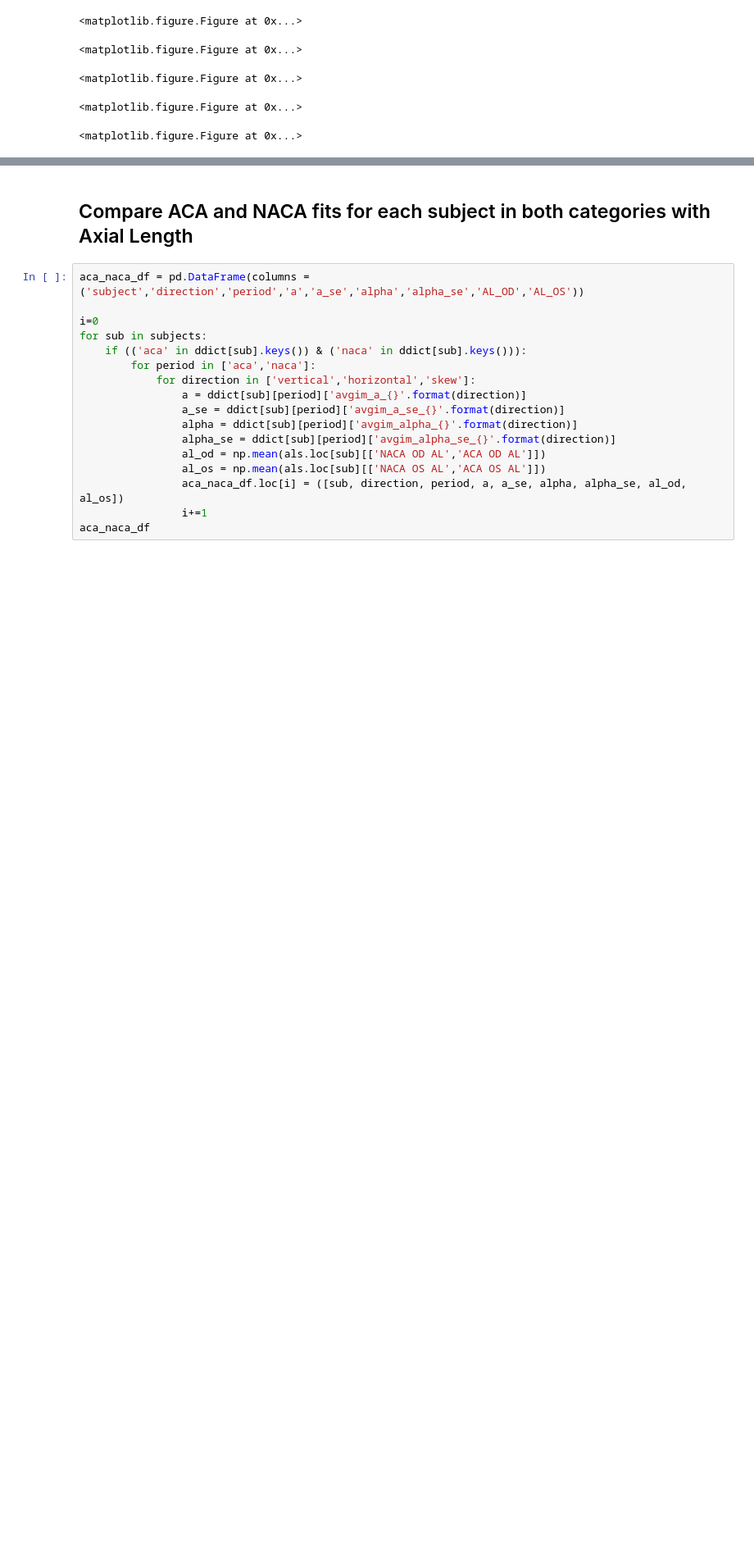
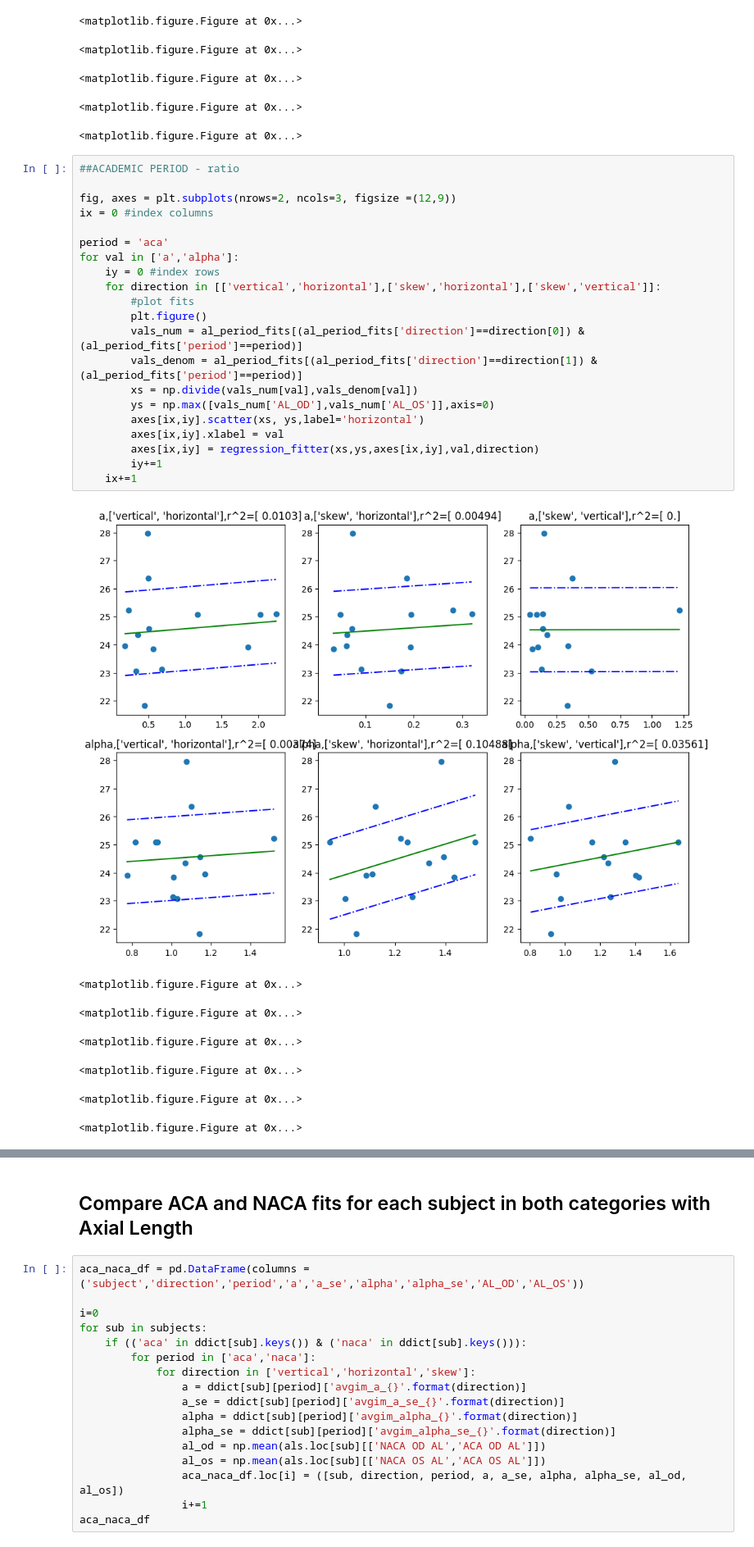
Before and after one commit to Akshugopi/myopiaNaturalScenes, a Jupyter notebook: myopiaNaturalScenes.ipynb, the cells around one changed output, grey strips where cells are left out. Shown at 82% size. Drawn from its saved outputs; the diff is of its cells as text; blank space fills up the shorter version.

Commit message:
NACA and ACA linear regression ratios

```diff
--- a/myopiaNaturalScenes.ipynb
+++ b/myopiaNaturalScenes.ipynb
@@ -873,3 +873,32 @@ for val in ['a','alpha']:
 <matplotlib.figure.Figure at 0x...>
 <matplotlib.figure.Figure at 0x...>
 <matplotlib.figure.Figure at 0x...>
+# %%
+##ACADEMIC PERIOD - ratio
+
+fig, axes = plt.subplots(nrows=2, ncols=3, figsize =(12,9))
+ix = 0 #index columns
+
+period = 'aca'
+for val in ['a','alpha']:
+    iy = 0 #index rows
+    for direction in [['vertical','horizontal'],['skew','horizontal'],['skew','vertical']]:
+        #plot fits
+        plt.figure()
+        vals_num = al_period_fits[(al_period_fits['direction']==direction[0]) &(al_period_fits['period']==period)]
+        vals_denom = al_period_fits[(al_period_fits['direction']==direction[1]) &(al_period_fits['period']==period)]
+        xs = np.divide(vals_num[val],vals_denom[val])
+        ys = np.max([vals_num['AL_OD'],vals_num['AL_OS']],axis=0)
+        axes[ix,iy].scatter(xs, ys,label='horizontal')
+        axes[ix,iy].xlabel = val
+        axes[ix,iy] = regression_fitter(xs,ys,axes[ix,iy],val,direction)
+        iy+=1
+    ix+=1
+# %% [output]
+[figure, added]
+<matplotlib.figure.Figure at 0x...>
+<matplotlib.figure.Figure at 0x...>
+<matplotlib.figure.Figure at 0x...>
+<matplotlib.figure.Figure at 0x...>
+<matplotlib.figure.Figure at 0x...>
+<matplotlib.figure.Figure at 0x...>
```
Also changed, not shown: parts of 1 cell of this notebook.
